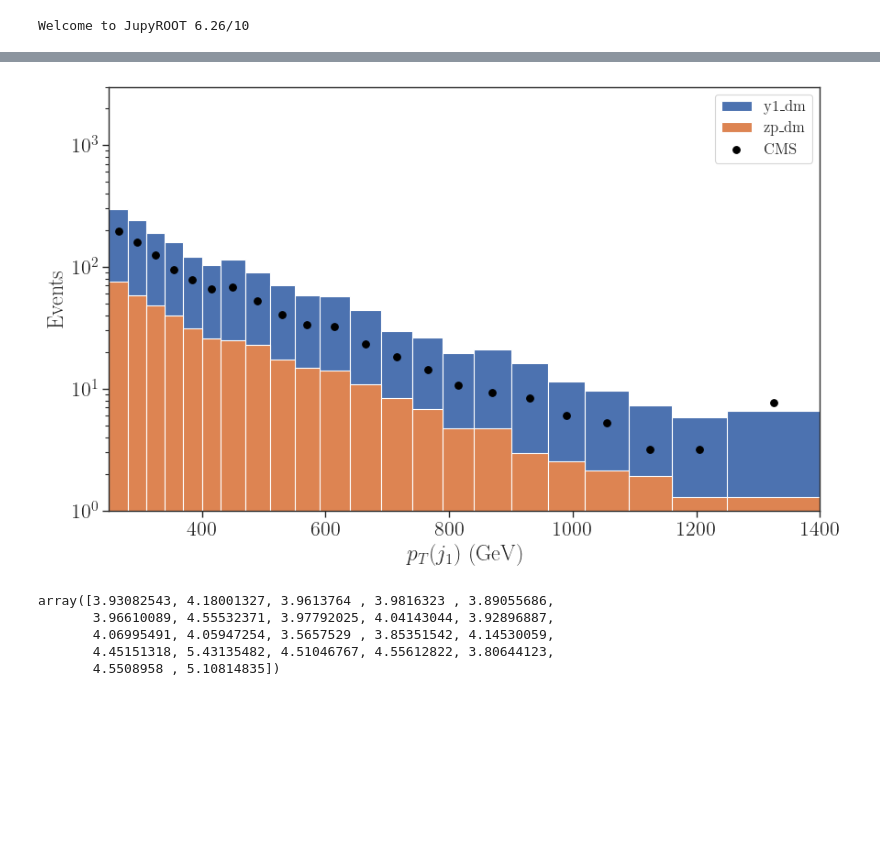
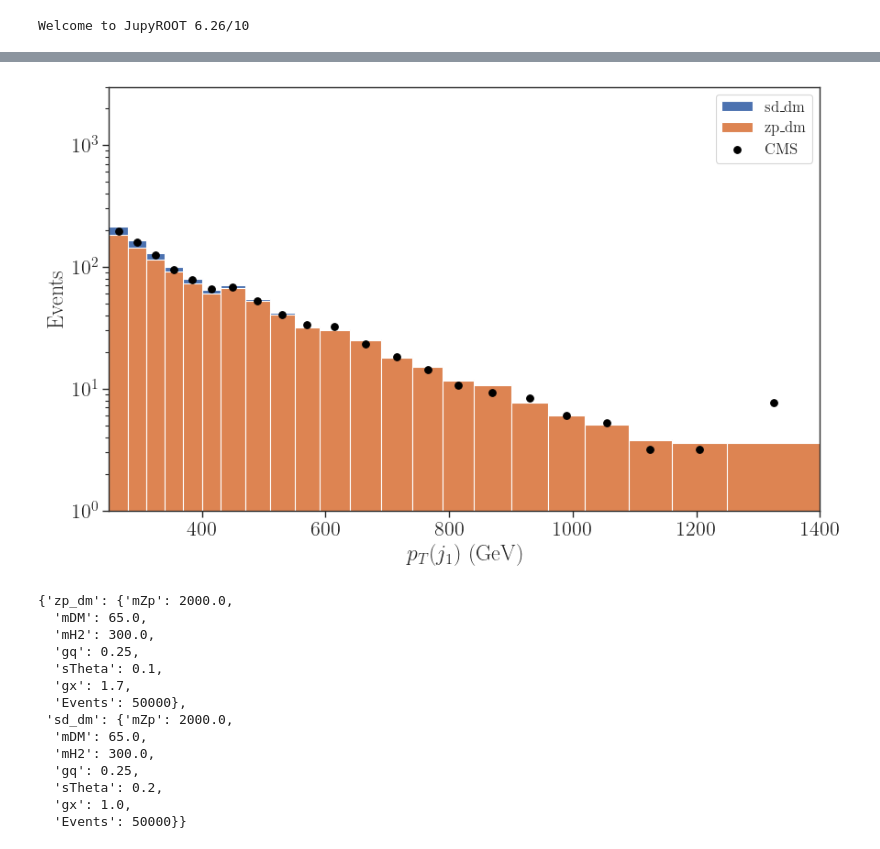
Before and after one commit to SModelS/smodelsv3-paper, a Jupyter notebook: notebooks/PlotPT-LHE.ipynb, the cells around one changed output, grey strips where cells are left out. Saved outputs shown, nothing was run; the diff lists cells and outputs as text; code cells hidden in the pictures; blank space fills up the shorter version.

Commit message:
updated plot

```diff
--- a/notebooks/PlotPT-LHE.ipynb
+++ b/notebooks/PlotPT-LHE.ipynb
@@ -271,26 +254,35 @@ KeyError: 'sd_dm'
 # %%
 fig = plt.figure(figsize=(10,6))
 
-# plt.hist(binCenter, bins=binLeft, weights=ptTotal, stacked=True, label='sd_dm')
-plt.hist(binCenter, bins=binLeft, weights=binned['y1_dm'], stacked=False, label='y1_dm')
-plt.hist(binCenter, bins=binLeft, weights=k1*binned['zp_dm'], stacked=False, label='zp_dm')
+plt.hist(binCenter, bins=binLeft, weights=ptTotal, stacked=True, label='sd_dm')
+# plt.hist(binCenter, bins=binLeft, weights=binned['y1_dm'], stacked=False, label='y1_dm')
+plt.hist(binCenter, bins=binLeft, weights=k1*binned['zp_dm'], stacked=True, label='zp_dm')
 
 plt.scatter(x=binCenter, y=ptCMS, s=30, color='black', label='CMS')
 
 plt.yscale('log')
 plt.ylim(1e0,3e3)
 plt.xlabel(r'$p_T(j_1)$ (GeV)')
 plt.ylabel(r'Events')
 plt.xlim(250,1400)
 plt.legend(loc='upper right', fontsize='x-small')
 plt.show()
 # %% [output]
-[figure, old version]
+[figure, new version]
-# %%
-binned['y1_dm']/binned['zp_dm']
-# %% [output]
-array([3.93082543, 4.18001327, 3.9613764 , 3.9816323 , 3.89055686,
-       3.96610089, 4.55532371, 3.97792025, 4.04143044, 3.92896887,
-       4.06995491, 4.05947254, 3.5657529 , 3.85351542, 4.14530059,
-       4.45151318, 5.43135482, 4.51046767, 4.55612822, 3.80644123,
-       4.5508958 , 5.10814835])
+# %%
+parameters
+# %% [output]
+{'zp_dm': {'mZp': 2000.0,
+  'mDM': 65.0,
+  'mH2': 300.0,
+  'gq': 0.25,
+  'sTheta': 0.1,
+  'gx': 1.7,
+  'Events': 50000},
+ 'sd_dm': {'mZp': 2000.0,
+  'mDM': 65.0,
+  'mH2': 300.0,
+  'gq': 0.25,
+  'sTheta': 0.2,
+  'gx': 1.0,
+  'Events': 50000}}
```
Also changed, not shown: parts of 7 cells of this notebook, 3 other files.
